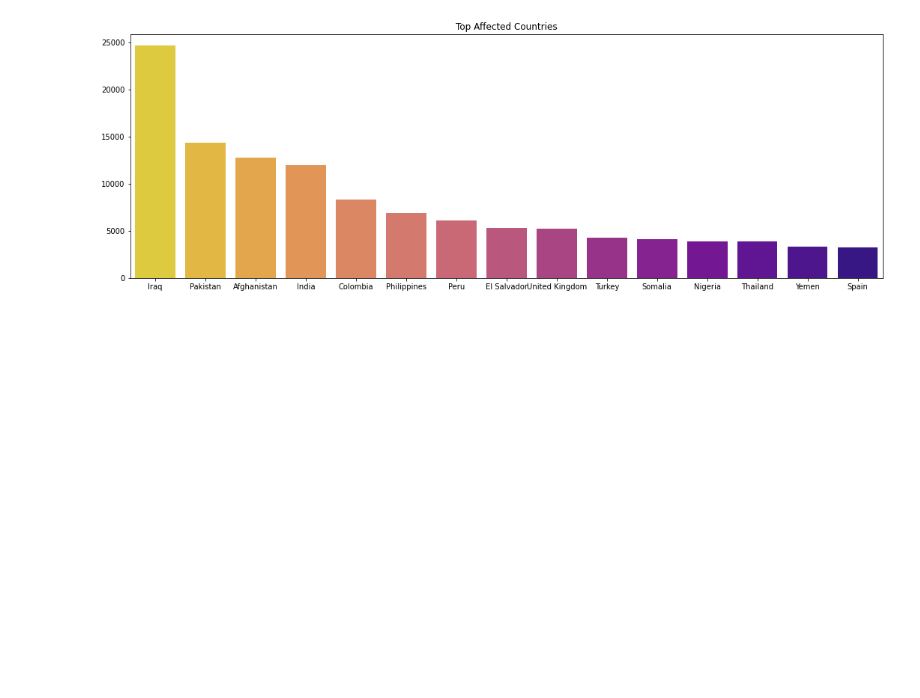
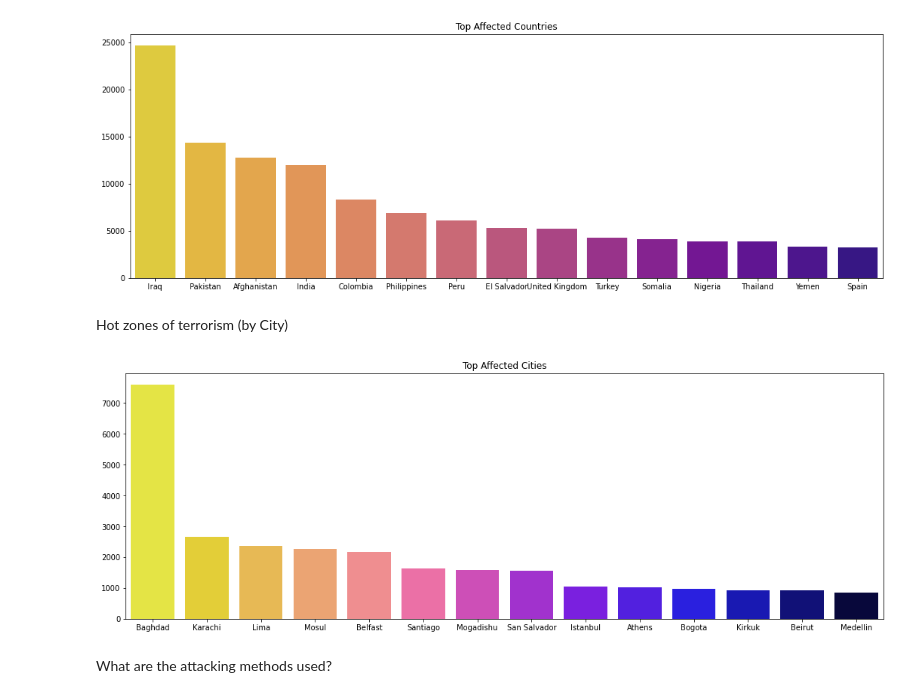
Before and after one commit to pmgumble/Bootstrap-5-Tutorial-Portfolio, a Jupyter notebook: Global_Terrorism_Analysis_Capstone_Project.ipynb, the cells around one changed output. Drawn from its saved outputs; the diff is of its cells as text; code cells hidden in the pictures; blank space fills up the shorter version.

Commit message:
Plots

```diff
--- a/Global_Terrorism_Analysis_Capstone_Project.ipynb
+++ b/Global_Terrorism_Analysis_Capstone_Project.ipynb
@@ -372,3 +372,14 @@ plt.title('Top Affected Countries')
 plt.show()
 # %% [output]
 [figure]
+# %% [markdown]
+Hot zones of terrorism (by City)
+# %%
+plt.subplots(figsize=(18,6))
+sns.barplot(Terror['city'].value_counts()[1:15].index,Terror['city'].value_counts()[1:15].values,palette='gnuplot2_r')
+plt.title('Top Affected Cities')
+plt.show()
+# %% [output]
+[figure, added]
+# %% [markdown]
+What are the attacking methods used?
```
Also changed, not shown: parts of 5 cells of this notebook.
